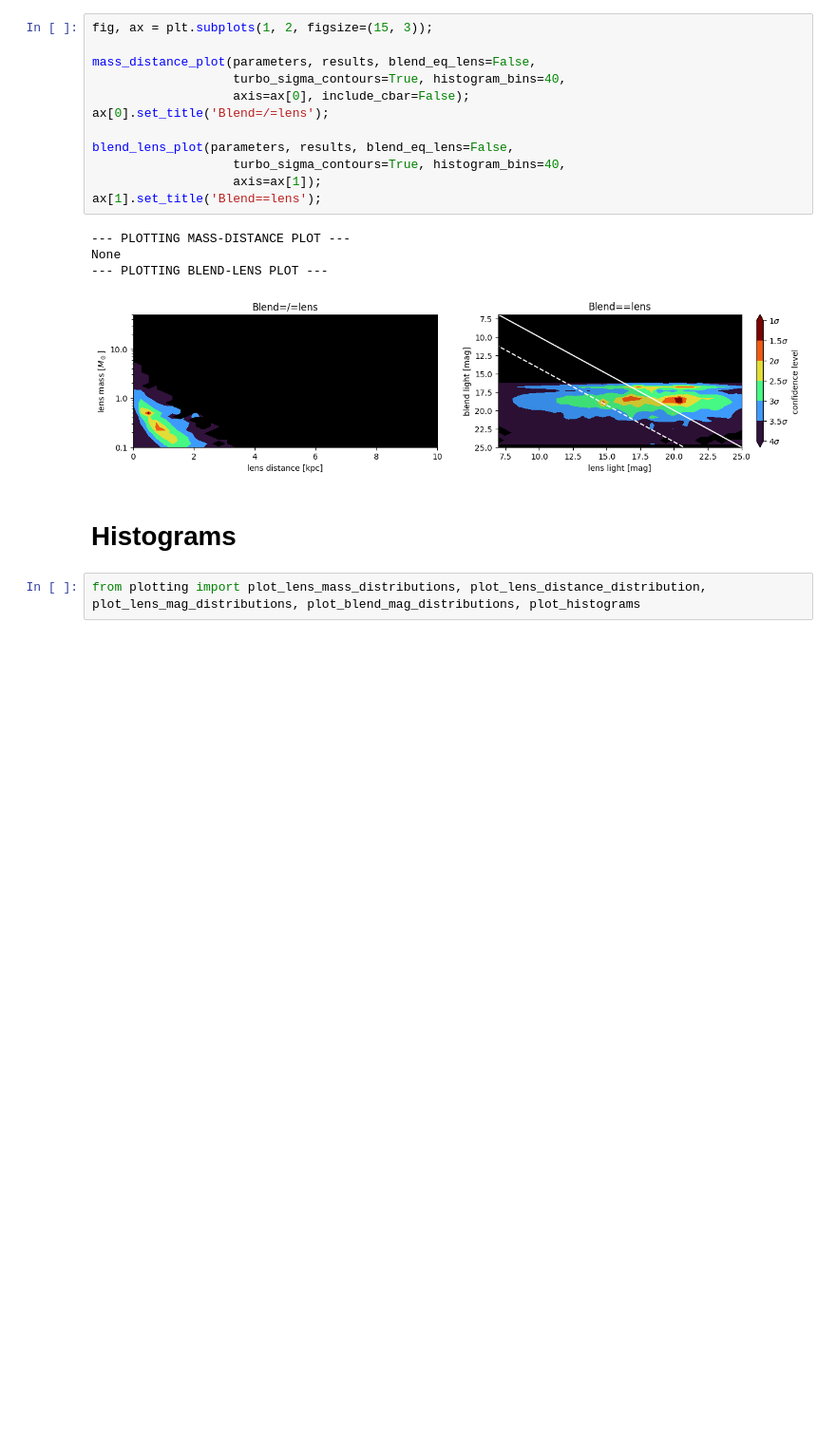
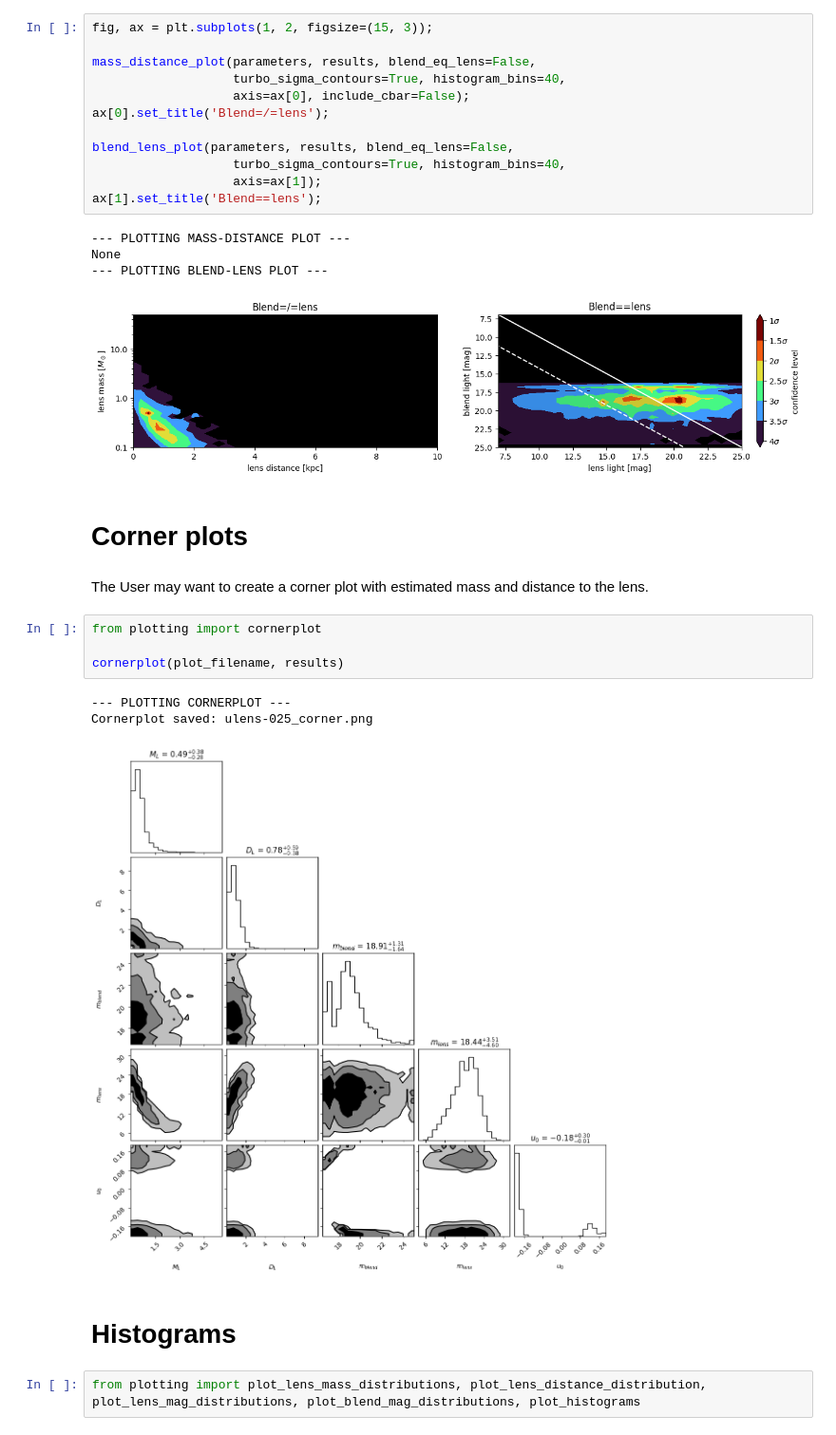
Before and after one commit to BHTOM-Team/DarkLensCode, a Jupyter notebook: Example_2-plotting.ipynb, the cells around one changed output. Shown at 95% size. Cells and saved outputs as stored; diff of their text form; blank space fills up the shorter version.

Commit message:
Added mass-distance corner plot example.

```diff
--- a/Example_2-plotting.ipynb
+++ b/Example_2-plotting.ipynb
@@ -230,6 +246,18 @@ ax[1].set_title('Blend==lens');
 None
 --- PLOTTING BLEND-LENS PLOT ---
 [figure]
+# %% [markdown]
+# Corner plots
+# %% [markdown]
+The User may want to create a corner plot with estimated mass and distance to the lens.
+# %%
+from plotting import cornerplot
+
+cornerplot(plot_filename, results)
+# %% [output]
+--- PLOTTING CORNERPLOT ---
+Cornerplot saved: ulens-025_corner.png
+[figure, added]
 # %% [markdown]
 # Histograms
 # %%
```
Also changed, not shown: parts of 14 cells of this notebook.
